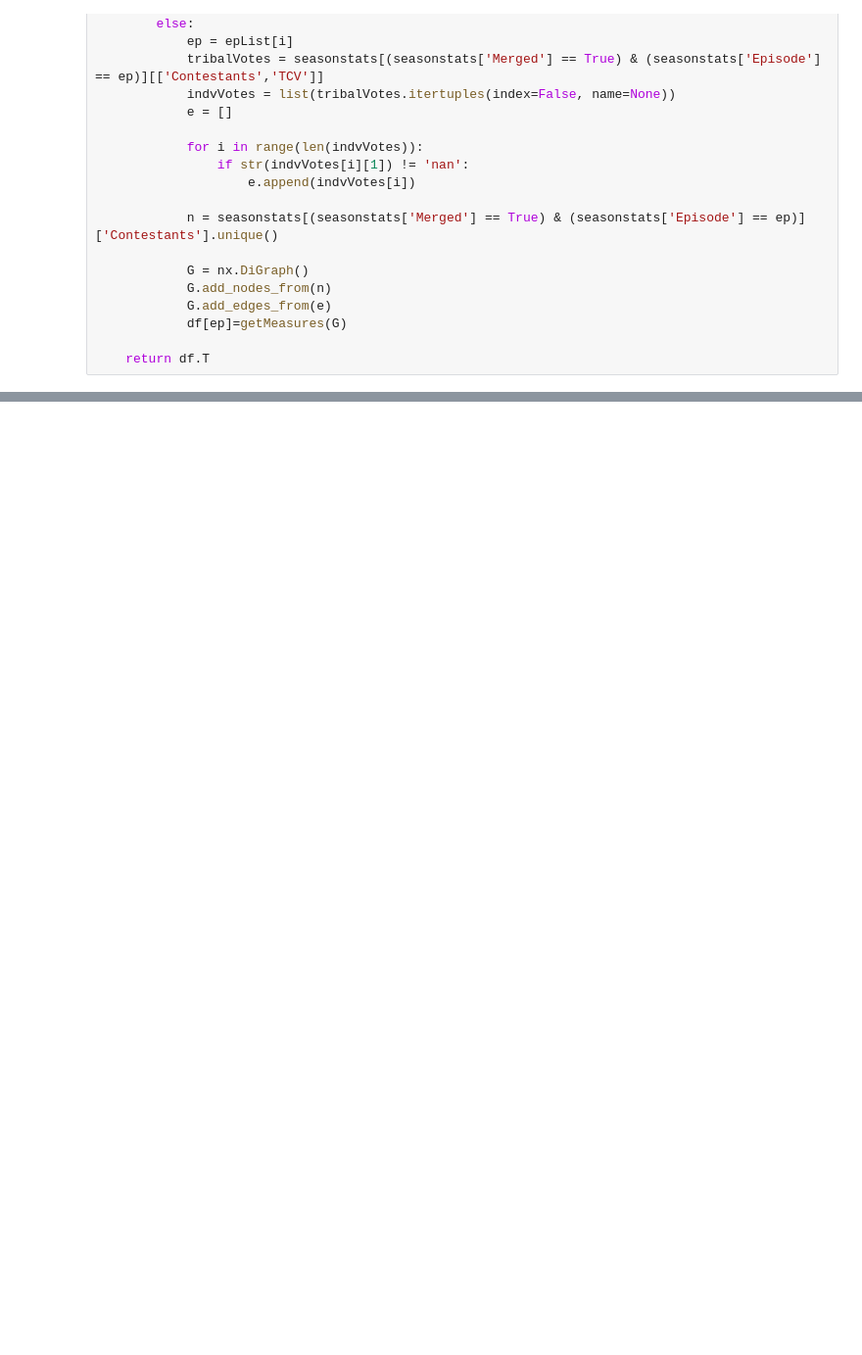
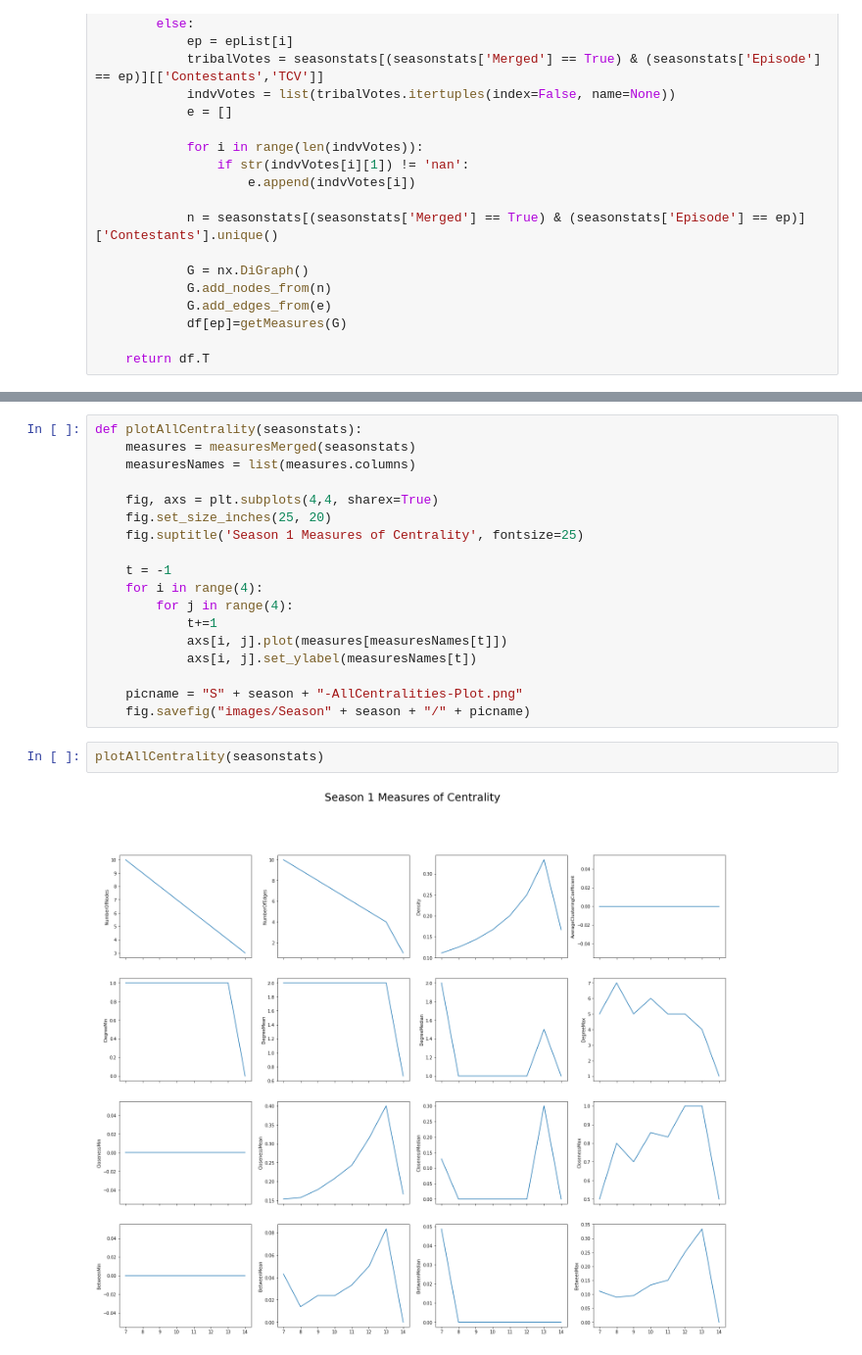
Before and after one commit to monroefarris/ANLY_645_Project, a Jupyter notebook: code/s1network.ipynb, the cells around one changed output, grey strips where cells are left out. Shown at 98% size. Cells and saved outputs as stored; diff of their text form; blank space fills up the shorter version.

```diff
--- a/code/s1network.ipynb
+++ b/code/s1network.ipynb
@@ -643 +564,23 @@ for i in range(len(measuresNames)):
+# %%
+def plotAllCentrality(seasonstats):
+    measures = measuresMerged(seasonstats)
+    measuresNames = list(measures.columns)
+
+    fig, axs = plt.subplots(4,4, sharex=True)
+    fig.set_size_inches(25, 20)
+    fig.suptitle('Season 1 Measures of Centrality', fontsize=25)
+
+    t = -1
+    for i in range(4):
+        for j in range(4):
+            t+=1
+            axs[i, j].plot(measures[measuresNames[t]])
+            axs[i, j].set_ylabel(measuresNames[t])
+
+    picname = "S" + season + "-AllCentralities-Plot.png"
+    fig.savefig("images/Season" + season + "/" + picname)
+# %%
+plotAllCentrality(seasonstats)
+# %% [output]
+[figure, added]
 # %%
```
Also changed, not shown: parts of 16 cells of this notebook, 38 other files.
